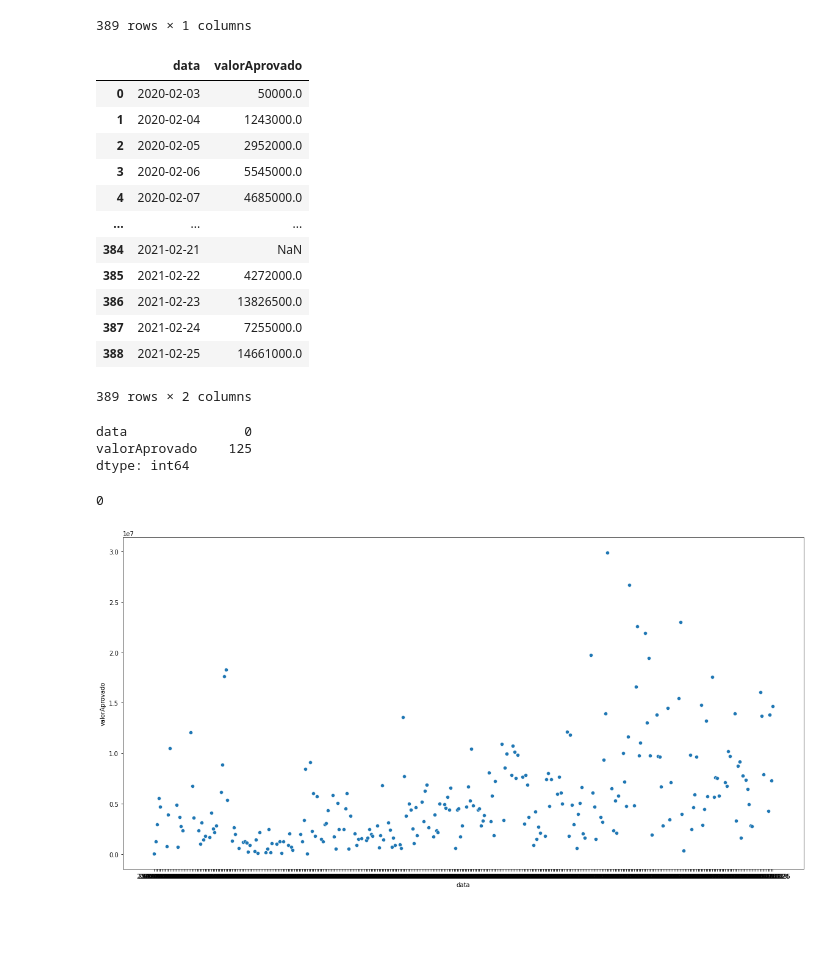
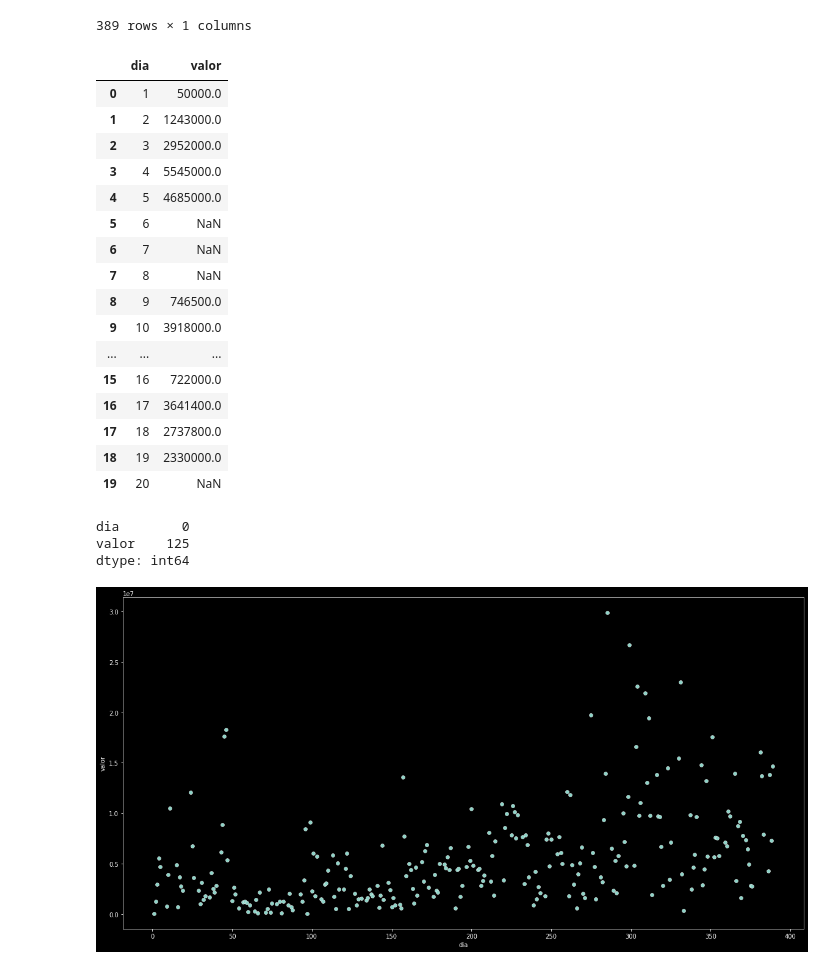
Before and after one commit to hgf777-br/trabalho-final-bootcamp, a Jupyter notebook: Ex4-hgf.ipynb, the cells around one changed output. Drawn from its saved outputs; the diff is of its cells as text; code cells hidden in the pictures; blank space fills up the shorter version.

```diff
--- a/Ex4-hgf.ipynb
+++ b/Ex4-hgf.ipynb
@@ -118,35 +133,37 @@ df_base_dias
 389 rows × 1 columns
 # %%
 df_temporal = pd.merge(df_base_dias, df_temporal_agrupado, how='left')
-df_temporal
+df_temporal.data = df_temporal.index + 1
+df_temporal.rename({'data': 'dia', 'valorAprovado': 'valor'}, axis=1, inplace=True)
+df_temporal.head(20)
 # %% [output]
-|  | data | valorAprovado |
-| 0 | 2020-02-03 | 50000.0 |
-| 1 | 2020-02-04 | 1243000.0 |
-| 2 | 2020-02-05 | 2952000.0 |
-| 3 | 2020-02-06 | 5545000.0 |
-| 4 | 2020-02-07 | 4685000.0 |
+|  | dia | valor |
+| 0 | 1 | 50000.0 |
+| 1 | 2 | 1243000.0 |
+| 2 | 3 | 2952000.0 |
+| 3 | 4 | 5545000.0 |
+| 4 | 5 | 4685000.0 |
+| 5 | 6 | NaN |
+| 6 | 7 | NaN |
+| 7 | 8 | NaN |
+| 8 | 9 | 746500.0 |
+| 9 | 10 | 3918000.0 |
 | ... | ... | ... |
-| 384 | 2021-02-21 | NaN |
-| 385 | 2021-02-22 | 4272000.0 |
-| 386 | 2021-02-23 | 13826500.0 |
-| 387 | 2021-02-24 | 7255000.0 |
-| 388 | 2021-02-25 | 14661000.0 |
+| 15 | 16 | 722000.0 |
+| 16 | 17 | 3641400.0 |
+| 17 | 18 | 2737800.0 |
+| 18 | 19 | 2330000.0 |
+| 19 | 20 | NaN |
-389 rows × 2 columns
 # %%
 df_temporal.isnull().sum()
 # %% [output]
-data               0
-valorAprovado    125
+dia        0
+valor    125
 dtype: int64
-# %%
-df_temporal.valorAprovado[df.valorAprovado == 0].count()
-# %% [output]
-0
 # %%
-ig = plt.figure(figsize=(20,10))
-sns.scatterplot(x=df_temporal.data, y=df_temporal.valorAprovado)
+fig = plt.figure(figsize=(20,10))
+sns.scatterplot(x=df_temporal.dia, y=df_temporal.valor)
 plt.show()
 # %% [output]
-[figure, old version]
+[figure, new version]
 # %%
```
Also changed, not shown: parts of 22 cells of this notebook, 3 other files.
